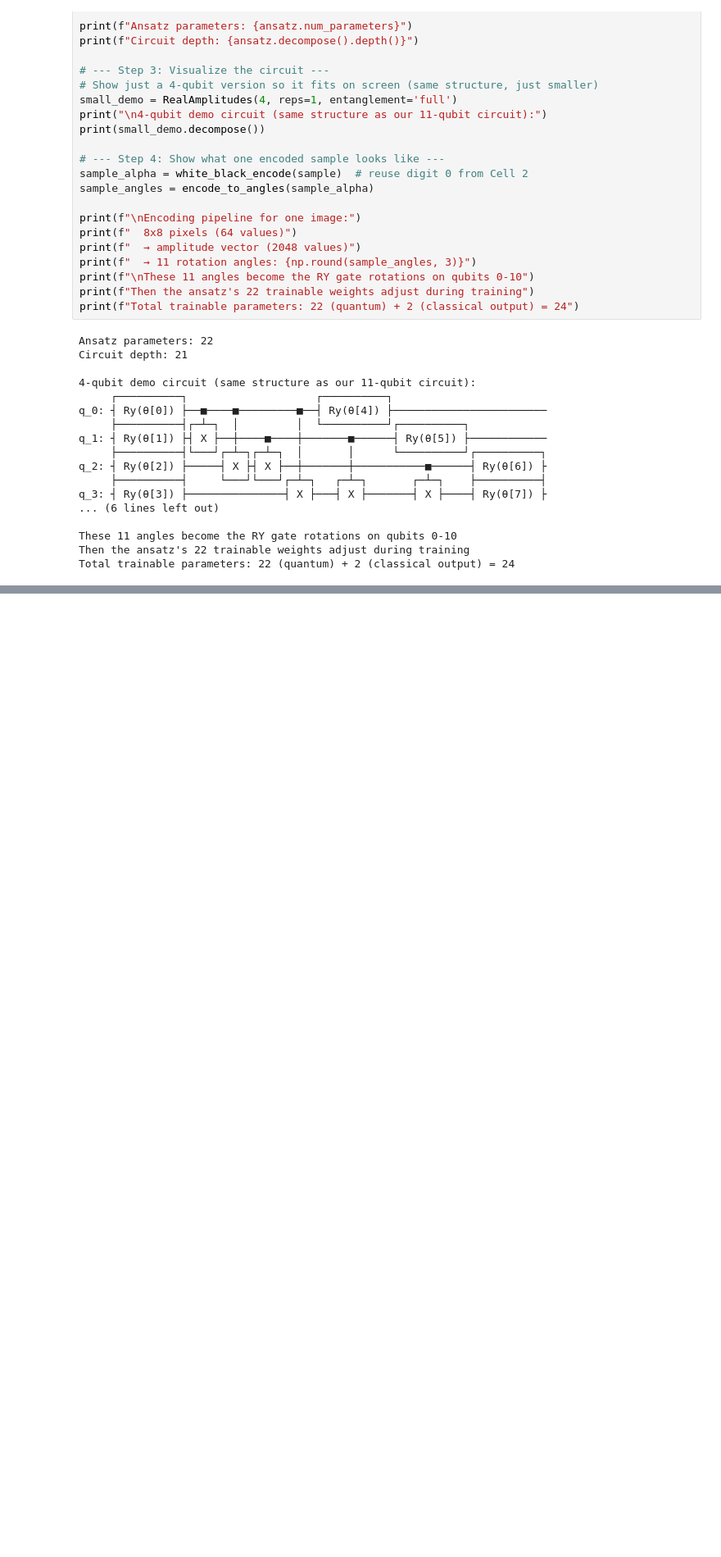
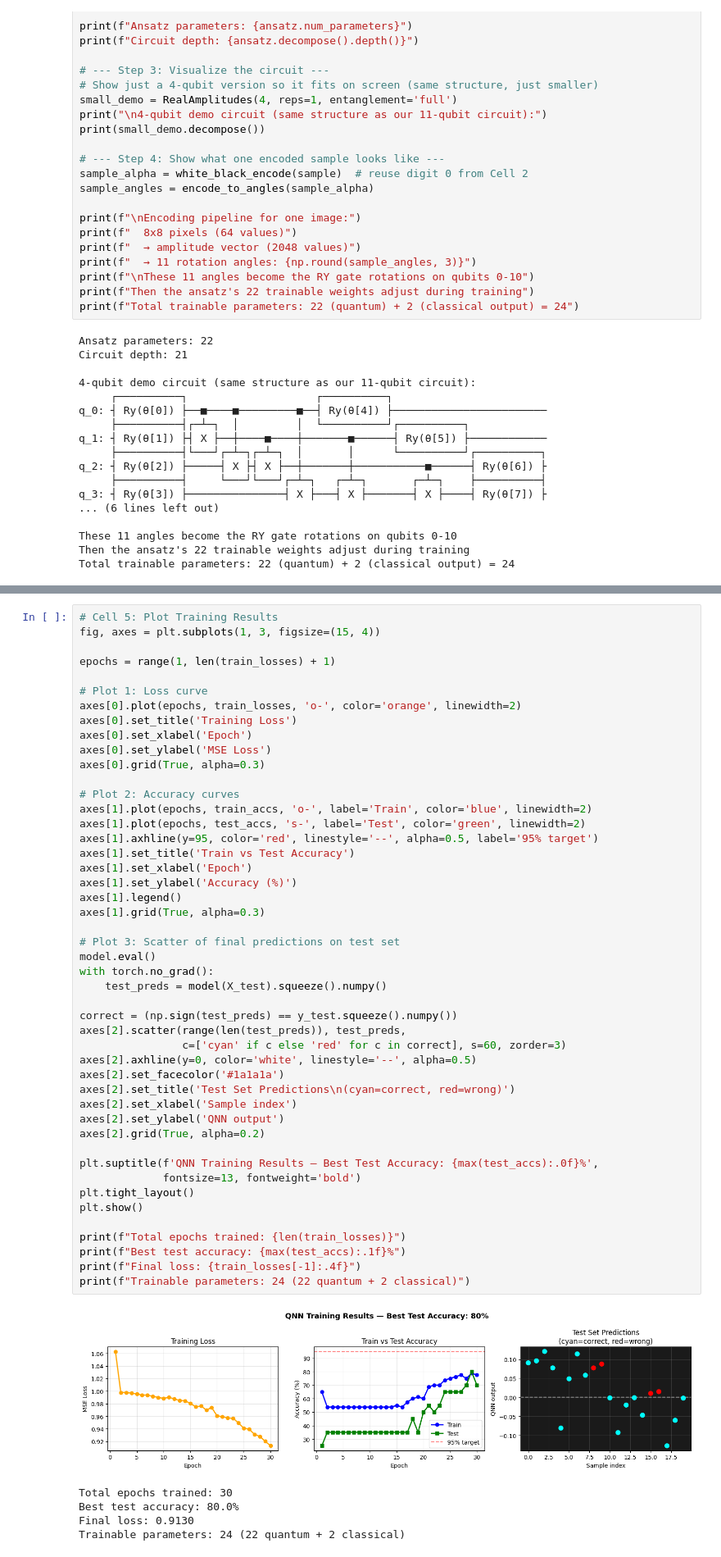
Before and after one commit to Paradoxical7/QNN, a Jupyter notebook: qnn_mnist.ipynb, the cells around one changed output, grey strips where cells are left out. Shown at 82% size. Drawn from its saved outputs; the diff is of its cells as text; blank space fills up the shorter version.

```diff
--- a/qnn_mnist.ipynb
+++ b/qnn_mnist.ipynb
@@ -176,0 +359,53 @@ Total trainable parameters: 22 (quantum) + 2 (classical output) = 24
+# %%
+# Cell 5: Plot Training Results
+fig, axes = plt.subplots(1, 3, figsize=(15, 4))
+
+epochs = range(1, len(train_losses) + 1)
+
+# Plot 1: Loss curve
+axes[0].plot(epochs, train_losses, 'o-', color='orange', linewidth=2)
+axes[0].set_title('Training Loss')
+axes[0].set_xlabel('Epoch')
+axes[0].set_ylabel('MSE Loss')
+axes[0].grid(True, alpha=0.3)
+
+# Plot 2: Accuracy curves
+axes[1].plot(epochs, train_accs, 'o-', label='Train', color='blue', linewidth=2)
+axes[1].plot(epochs, test_accs, 's-', label='Test', color='green', linewidth=2)
+axes[1].axhline(y=95, color='red', linestyle='--', alpha=0.5, label='95% target')
+axes[1].set_title('Train vs Test Accuracy')
+axes[1].set_xlabel('Epoch')
+axes[1].set_ylabel('Accuracy (%)')
+axes[1].legend()
+axes[1].grid(True, alpha=0.3)
+
+# Plot 3: Scatter of final predictions on test set
+model.eval()
+with torch.no_grad():
+    test_preds = model(X_test).squeeze().numpy()
+
+correct = (np.sign(test_preds) == y_test.squeeze().numpy())
+axes[2].scatter(range(len(test_preds)), test_preds,
+                c=['cyan' if c else 'red' for c in correct], s=60, zorder=3)
+axes[2].axhline(y=0, color='white', linestyle='--', alpha=0.5)
+axes[2].set_facecolor('#1a1a1a')
+axes[2].set_title('Test Set Predictions\n(cyan=correct, red=wrong)')
+axes[2].set_xlabel('Sample index')
+axes[2].set_ylabel('QNN output')
+axes[2].grid(True, alpha=0.2)
+
+plt.suptitle(f'QNN Training Results — Best Test Accuracy: {max(test_accs):.0f}%',
+             fontsize=13, fontweight='bold')
+plt.tight_layout()
+plt.show()
+
+print(f"Total epochs trained: {len(train_losses)}")
+print(f"Best test accuracy: {max(test_accs):.1f}%")
+print(f"Final loss: {train_losses[-1]:.4f}")
+print(f"Trainable parameters: 24 (22 quantum + 2 classical)")
+# %% [output]
+[figure, added]
+Total epochs trained: 30
+Best test accuracy: 80.0%
+Final loss: 0.9130
+Trainable parameters: 24 (22 quantum + 2 classical)
```
Also changed, not shown: parts of 3 cells of this notebook.
